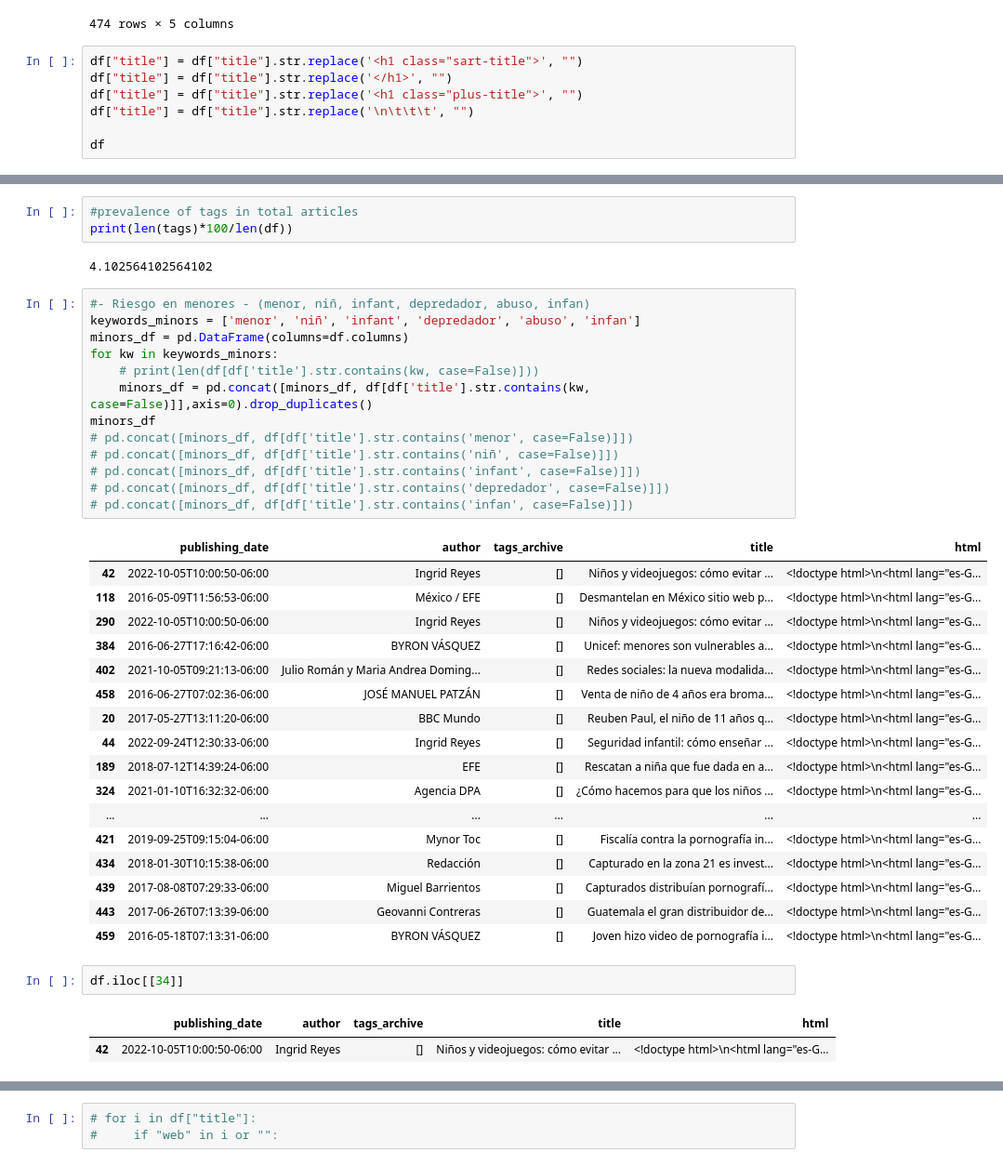
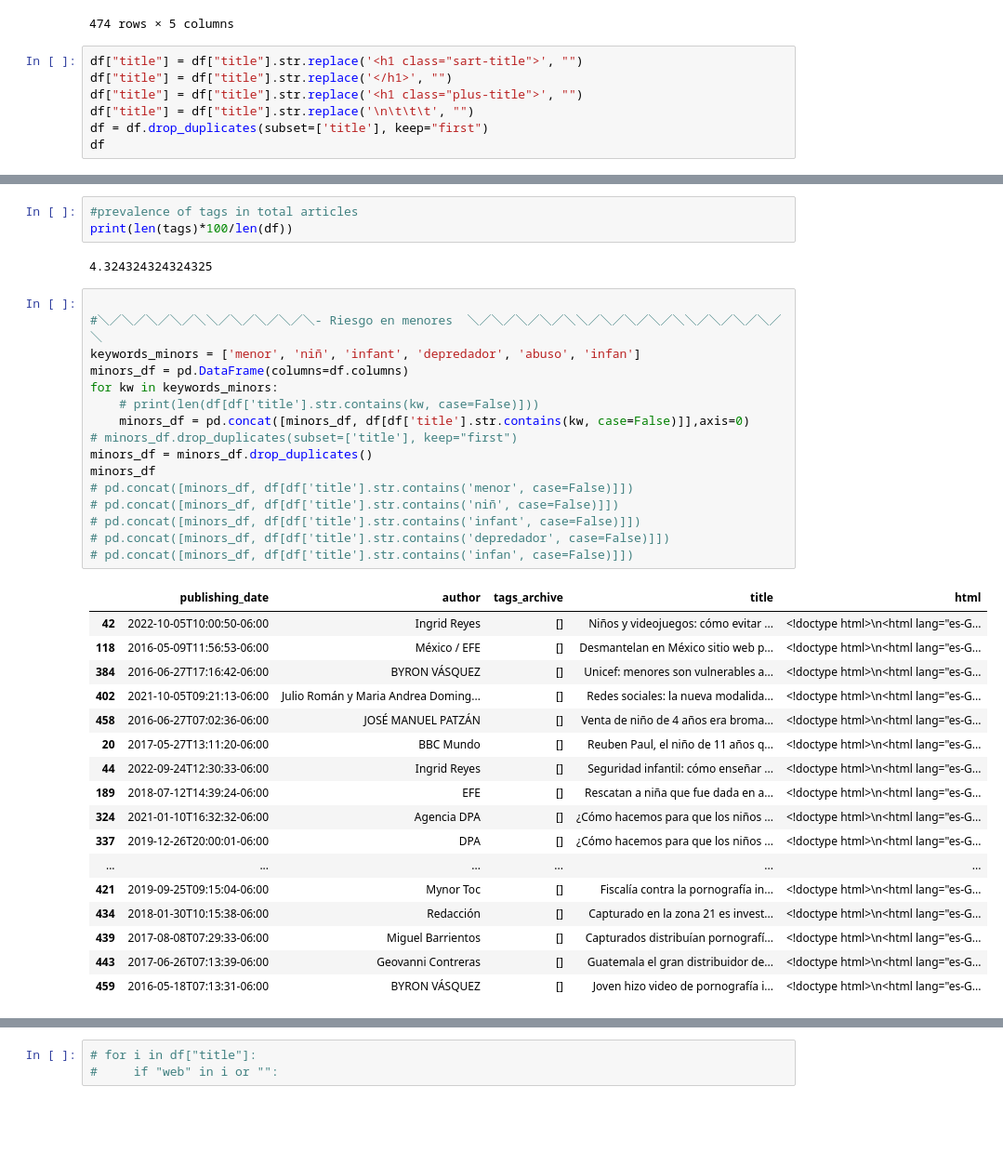
Before and after one commit to JeanPierreMR/PrensaLibre_scraping, a Jupyter notebook: dataCleaning.ipynb, the cells around one changed output, grey strips where cells are left out. Shown at 93% size. Cells and saved outputs as stored; diff of their text form; blank space fills up the shorter version.

```diff
--- a/dataCleaning.ipynb
+++ b/dataCleaning.ipynb
@@ -41,7 +41,7 @@ df["title"] = df["title"].str.replace('<h1 class="sart-title">', "")
 df["title"] = df["title"].str.replace('</h1>', "")
 df["title"] = df["title"].str.replace('<h1 class="plus-title">', "")
 df["title"] = df["title"].str.replace('\n\t\t\t', "")
-
+df = df.drop_duplicates(subset=['title'], keep="first")
 df
 # %% [output]
 |  | publishing_date | author | tags_archive | title | html |
@@ -192,25 +192,27 @@ df.loc[df['tags_archive'].isin(tags)]
 #prevalence of tags in total articles
 print(len(tags)*100/len(df))
 # %% [output]
-4.102564102564102
+4.324324324324325
 # %%
-#- Riesgo en menores - (menor, niñ, infant, depredador, abuso, infan)
+
+#＼／＼／＼／＼／＼＼／＼／＼／＼／＼- Riesgo en menores  ＼／＼／＼／＼／＼＼／＼／＼／＼／＼＼／＼／＼／＼／＼
 keywords_minors = ['menor', 'niñ', 'infant', 'depredador', 'abuso', 'infan']
 minors_df = pd.DataFrame(columns=df.columns)
 for kw in keywords_minors:
     # print(len(df[df['title'].str.contains(kw, case=False)]))
-    minors_df = pd.concat([minors_df, df[df['title'].str.contains(kw, case=False)]],axis=0).drop_duplicates()
+    minors_df = pd.concat([minors_df, df[df['title'].str.contains(kw, case=False)]],axis=0)
+# minors_df.drop_duplicates(subset=['title'], keep="first")
+minors_df = minors_df.drop_duplicates()
 minors_df
 # pd.concat([minors_df, df[df['title'].str.contains('menor', case=False)]])
 # pd.concat([minors_df, df[df['title'].str.contains('niñ', case=False)]])
 # pd.concat([minors_df, df[df['title'].str.contains('infant', case=False)]])
 # pd.concat([minors_df, df[df['title'].str.contains('depredador', case=False)]])
 # pd.concat([minors_df, df[df['title'].str.contains('infan', case=False)]])
 # %% [output]
 |  | publishing_date | author | tags_archive | title | html |
 | 42 | 2022-10-05T10:00:50-06:00 | Ingrid Reyes | [] | Niños y videojuegos: cómo evitar ... | <!doctype html>\n<html lang="es-G... |
 | 118 | 2016-05-09T11:56:53-06:00 | México / EFE | [] | Desmantelan en México sitio web p... | <!doctype html>\n<html lang="es-G... |
-| 290 | 2022-10-05T10:00:50-06:00 | Ingrid Reyes | [] | Niños y videojuegos: cómo evitar ... | <!doctype html>\n<html lang="es-G... |
 | 384 | 2016-06-27T17:16:42-06:00 | BYRON VÁSQUEZ | [] | Unicef: menores son vulnerables a... | <!doctype html>\n<html lang="es-G... |
 | 402 | 2021-10-05T09:21:13-06:00 | Julio Román y Maria Andrea Doming... | [] | Redes sociales: la nueva modalida... | <!doctype html>\n<html lang="es-G... |
 | 458 | 2016-06-27T07:02:36-06:00 | JOSÉ MANUEL PATZÁN | [] | Venta de niño de 4 años era broma... | <!doctype html>\n<html lang="es-G... |
@@ -218,14 +220,10 @@ minors_df
 | 44 | 2022-09-24T12:30:33-06:00 | Ingrid Reyes | [] | Seguridad infantil: cómo enseñar ... | <!doctype html>\n<html lang="es-G... |
 | 189 | 2018-07-12T14:39:24-06:00 | EFE | [] | Rescatan a niña que fue dada en a... | <!doctype html>\n<html lang="es-G... |
 | 324 | 2021-01-10T16:32:32-06:00 | Agencia DPA | [] | ¿Cómo hacemos para que los niños ... | <!doctype html>\n<html lang="es-G... |
+| 337 | 2019-12-26T20:00:01-06:00 | DPA | [] | ¿Cómo hacemos para que los niños ... | <!doctype html>\n<html lang="es-G... |
 | ... | ... | ... | ... | ... | ... |
 | 421 | 2019-09-25T09:15:04-06:00 | Mynor Toc | [] | Fiscalía contra la pornografía in... | <!doctype html>\n<html lang="es-G... |
 | 434 | 2018-01-30T10:15:38-06:00 | Redacción | [] | Capturado en la zona 21 es invest... | <!doctype html>\n<html lang="es-G... |
 | 439 | 2017-08-08T07:29:33-06:00 | Miguel Barrientos | [] | Capturados distribuían pornografí... | <!doctype html>\n<html lang="es-G... |
 | 443 | 2017-06-26T07:13:39-06:00 | Geovanni Contreras | [] | Guatemala el gran distribuidor de... | <!doctype html>\n<html lang="es-G... |
 | 459 | 2016-05-18T07:13:31-06:00 | BYRON VÁSQUEZ | [] | Joven hizo video de pornografía i... | <!doctype html>\n<html lang="es-G... |
-# %%
-df.iloc[[34]]
-# %% [output]
-|  | publishing_date | author | tags_archive | title | html |
-| 42 | 2022-10-05T10:00:50-06:00 | Ingrid Reyes | [] | Niños y videojuegos: cómo evitar ... | <!doctype html>\n<html lang="es-G... |
```
Also changed, not shown: parts of 8 cells of this notebook.
